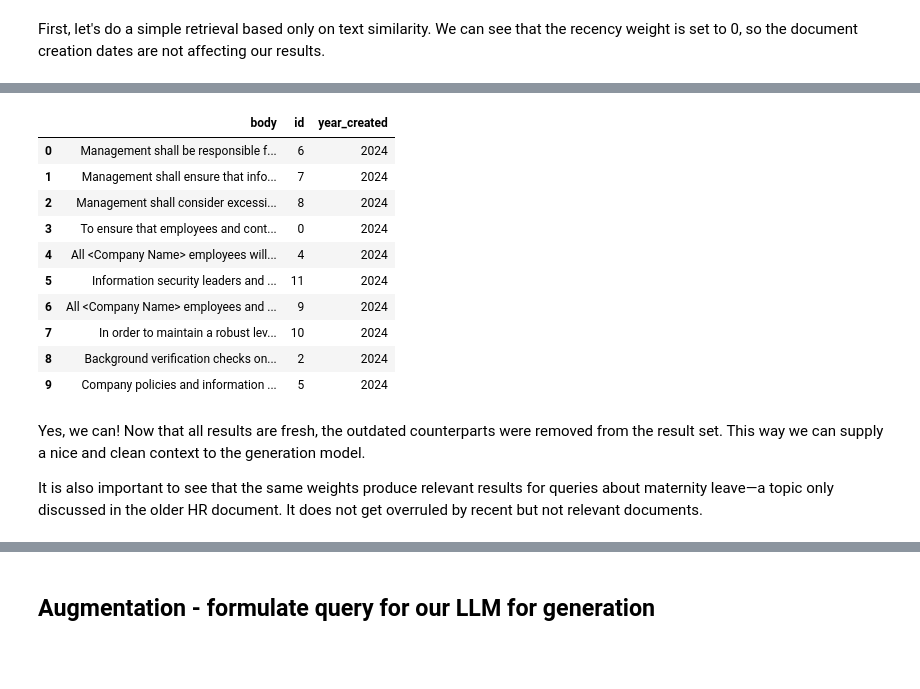
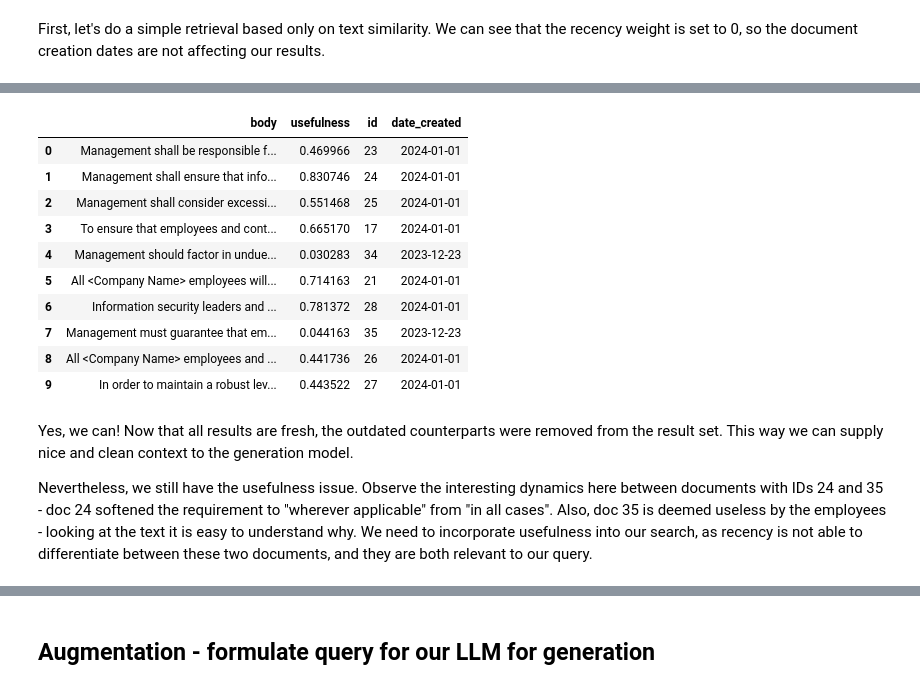
Before and after one commit to superlinked/superlinked, a Jupyter notebook: notebook/rag_hr_knowledgebase.ipynb, the cells around one changed output, grey strips where cells are left out. Cells and saved outputs as stored; diff of their text form; code cells hidden in the pictures; blank space fills up the shorter version.

```diff
--- a/notebook/rag_hr_knowledgebase.ipynb
+++ b/notebook/rag_hr_knowledgebase.ipynb
@@ -114,6 +114,7 @@ class ParagraphSchema:
 # %%
 paragraph = ParagraphSchema()
 # %%
+%%capture
 # relevance space will encode our knowledgebase utilizing chunking to control the granularity of information
 relevance_space = TextSimilaritySpace(
     text=chunk(paragraph.body, chunk_size=100, chunk_overlap=20),
@@ -125,8 +126,12 @@ recency_space = RecencySpace(
     period_time_list=[PeriodTime(timedelta(days=300))],
     negative_filter=-0.25,
 )
+# usefulness is a ratio, so the relevant range is [0-1], and we prefer higher numbers
+usefulness_space = NumberSpace(
+    number=paragraph.usefulness, min_value=0.0, max_value=1.0, mode=Mode.MAXIMUM
+)
 # %%
-paragraph_index = Index([relevance_space, recency_space])
+paragraph_index = Index([relevance_space, recency_space, usefulness_space])
 paragraph_parser = DataFrameParser(
     paragraph, mapping={paragraph.id: "index", paragraph.created_at: "creation_date"}
 )
@@ -137,13 +142,14 @@ executor = InMemoryExecutor(
 app = executor.run()
 source.put([text_df])
 # %%
-# our simple query will make a search term possible, and gives us the opportunity to weight input aspects (relevance and recency against each other)
+# our simple query will make a search term possible, and gives us the opportunity to weight input aspects (relevance, recency and usefulness against each other)
 knowledgebase_query = (
     Query(
         paragraph_index,
         weights={
             relevance_space: Param("relevance_weight"),
             recency_space: Param("recency_weight"),
+            usefulness_space: Param("usefulness_weight"),
         },
     )
     .find(paragraph)
@@ -156,7 +162,7 @@ knowledgebase_query = (
 def present_result(result: Result):
     """A small helper function to present our query results"""
     df = result.to_pandas()
-    df["year_created"] = [datetime.fromtimestamp(ts).year for ts in df["created_at"]]
+    df["date_created"] = [datetime.fromtimestamp(ts).date() for ts in df["created_at"]]
     return df.drop("created_at", axis=1)
 # %%
 initial_query_text: str = "What should management monitor?"
@@ -213,27 +221,28 @@ Now, document the relative position of element 6 compared to 16 improved as it r
 # %%
 normal_recency_result = app.query(
     knowledgebase_query,
     relevance_weight=1,
     recency_weight=0.25,
+    usefulness_weight=0,
     search_query=initial_query_text,
     limit=TOP_N,
 )
 
 norm_recency_result_df = present_result(normal_recency_result)
 norm_recency_result_df
 # %% [output]
-|  | body | id | year_created |
-| 0 | Management shall be responsible f... | 6 | 2024 |
-| 1 | Management shall ensure that info... | 7 | 2024 |
-| 2 | Management shall consider excessi... | 8 | 2024 |
-| 3 | To ensure that employees and cont... | 0 | 2024 |
-| 4 | All <Company Name> employees will... | 4 | 2024 |
-| 5 | Information security leaders and ... | 11 | 2024 |
-| 6 | All <Company Name> employees and ... | 9 | 2024 |
-| 7 | In order to maintain a robust lev... | 10 | 2024 |
-| 8 | Background verification checks on... | 2 | 2024 |
-| 9 | Company policies and information ... | 5 | 2024 |
+|  | body | usefulness | id | date_created |
+| 0 | Management shall be responsible f... | 0.469966 | 23 | 2024-01-01 |
+| 1 | Management shall ensure that info... | 0.830746 | 24 | 2024-01-01 |
+| 2 | Management shall consider excessi... | 0.551468 | 25 | 2024-01-01 |
+| 3 | To ensure that employees and cont... | 0.665170 | 17 | 2024-01-01 |
+| 4 | Management should factor in undue... | 0.030283 | 34 | 2023-12-23 |
+| 5 | All <Company Name> employees will... | 0.714163 | 21 | 2024-01-01 |
+| 6 | Information security leaders and ... | 0.781372 | 28 | 2024-01-01 |
+| 7 | Management must guarantee that em... | 0.044163 | 35 | 2023-12-23 |
+| 8 | All <Company Name> employees and ... | 0.441736 | 26 | 2024-01-01 |
+| 9 | In order to maintain a robust lev... | 0.443522 | 27 | 2024-01-01 |
 # %% [markdown]
-Yes, we can! Now that all results are fresh, the outdated counterparts were removed from the result set. This way we can supply a nice and clean context to the generation model.
+Yes, we can! Now that all results are fresh, the outdated counterparts were removed from the result set. This way we can supply nice and clean context to the generation model.
 
-It is also important to see that the same weights produce relevant results for queries about maternity leave—a topic only discussed in the older HR document. It does not get overruled by recent but not relevant documents.
+Nevertheless, we still have the usefulness issue. Observe the interesting dynamics here between documents with IDs 24 and 35 - doc 24 softened the requirement to "wherever applicable" from "in all cases". Also, doc 35 is deemed useless by the employees - looking at the text it is easy to understand why. We need to incorporate usefulness into our search, as recency is not able to differentiate between these two documents, and they are both relevant to our query.
```
Also changed, not shown: parts of 20 cells of this notebook, 18 other files.
